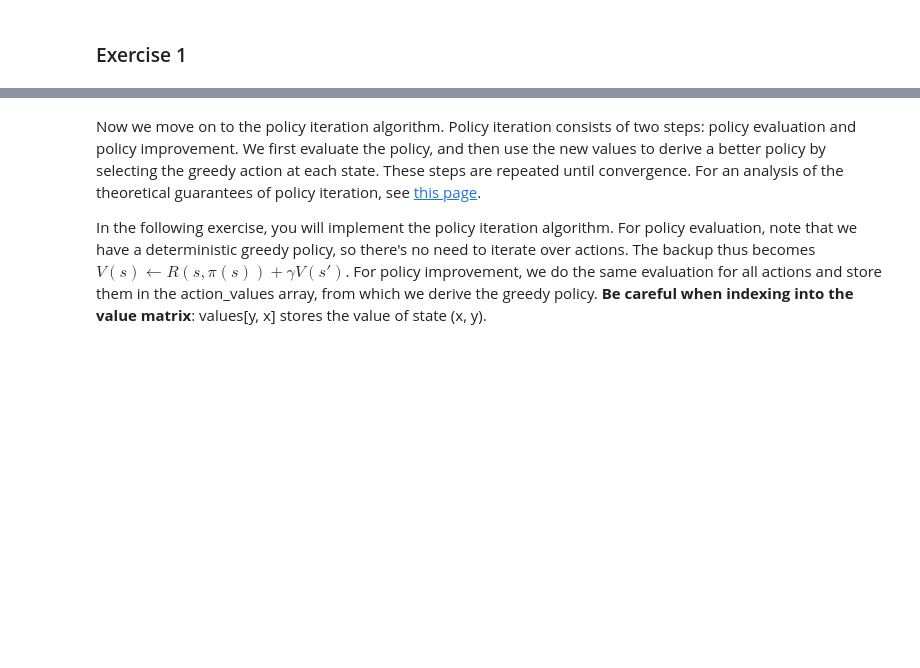
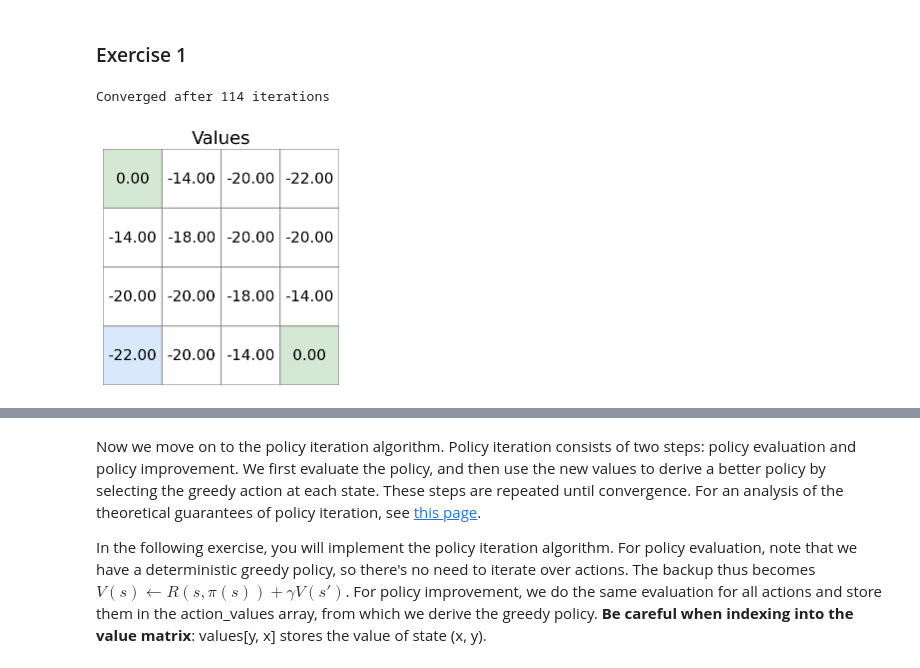
Before and after one commit to spatank/CIS-522, a Jupyter notebook: Tutorials/W11_Tutorial1_SPP.ipynb, the cells around one changed output, grey strips where cells are left out. Saved outputs shown, nothing was run; the diff lists cells and outputs as text; code cells hidden in the pictures; blank space fills up the shorter version.

```diff
--- a/Tutorials/W11_Tutorial1_SPP.ipynb
+++ b/Tutorials/W11_Tutorial1_SPP.ipynb
@@ -470,34 +508,32 @@ In the following excercise, you will evaluate a random policy which assigns equa
 # %%
 # Random Policy evaluation
 def random_policy_evaluation(grid, gamma=1.0):
     values = np.zeros_like(grid.rew_grid)
     iter = 0
     while True:
         eps = 0
         for y in range(grid.h):
             for x in range(grid.w):
                 v = values[y, x]
                 new_v = 0
                 for action in range(grid.n_actions):
-                     ###########################################################
-                     # Fill in missing code below (...),
-                     # then remove or comment the line below to test your function
-                     raise NotImplementedError("Random policy evaluation")
-                     ###########################################################
-                     new_v += ...
-
+                  (new_x, new_y), reward = grid.get_transition((x, y), action)
+                  new_v += 0.25 * (reward + gamma * values[new_y, new_x])
                 values[y, x] = new_v
                 eps = max(eps, abs(new_v - v))
         iter += 1
         if eps < 0.0001:
             print("Converged after {} iterations".format(iter))
             break
     return values
 
-# # Uncomment to test
-# grid = get_book_grid()
-# values = random_policy_evaluation(grid)
-# grid.render_values(values)
+# Uncomment to test
+grid = get_book_grid()
+values = random_policy_evaluation(grid)
+grid.render_values(values)
+# %% [output]
+Converged after 114 iterations
+[figure, added]
 # %% [markdown]
 [*Click for solution*](https://github.com/CIS-522/course-content/blob/main/tutorials/W11_DeepRL/solutions/W11_Tutorial1_Solution_Ex01.py)
 
```
Also changed, not shown: parts of 27 cells of this notebook.
